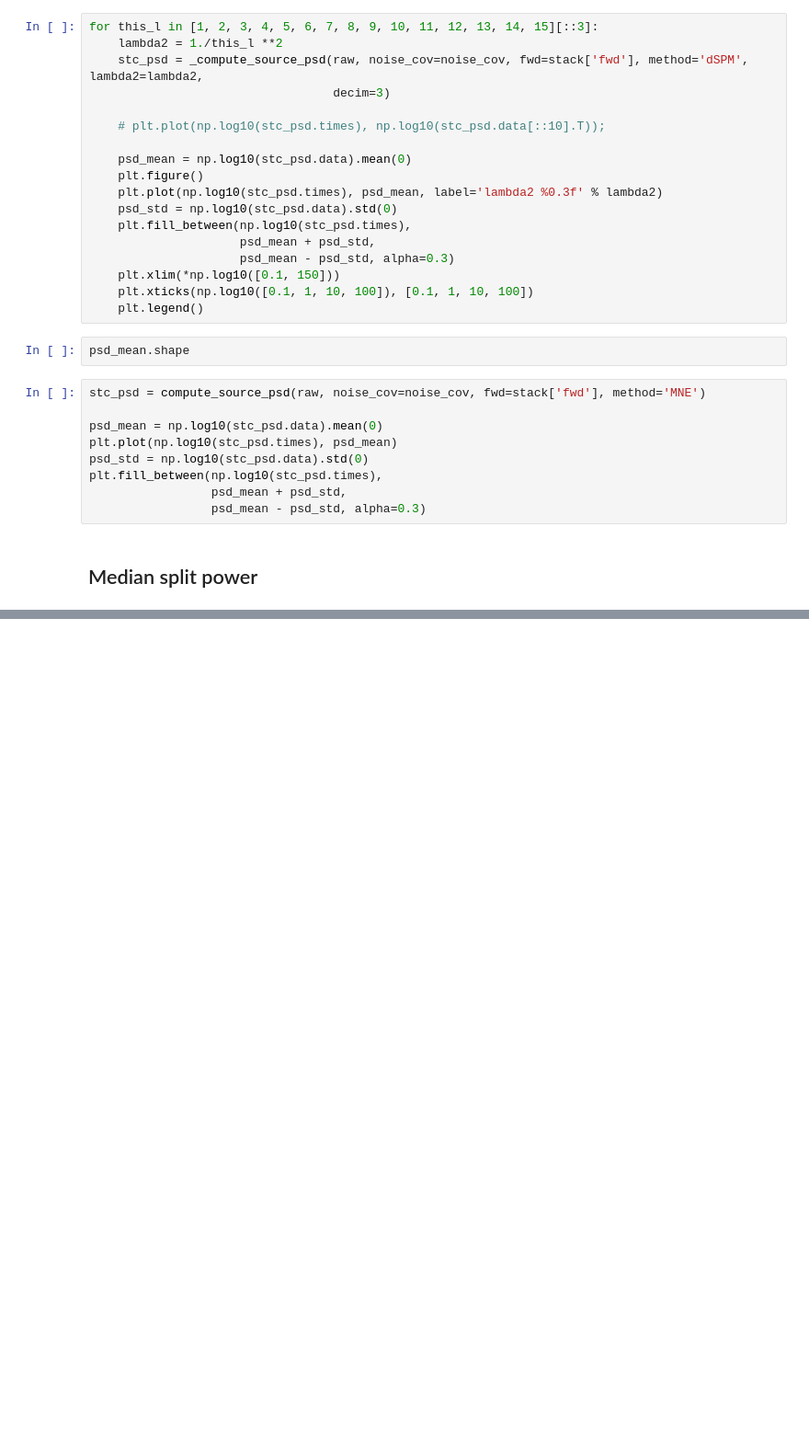
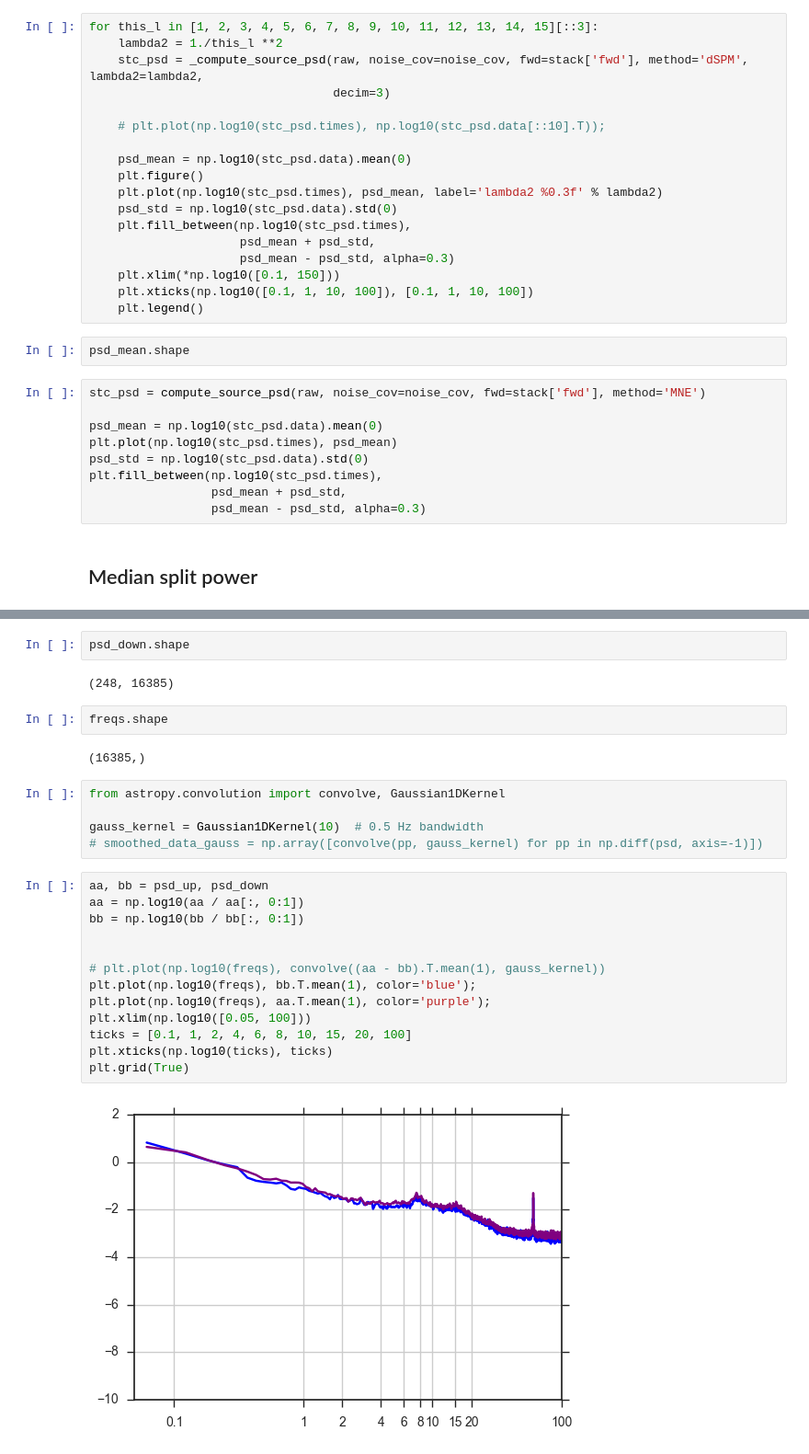
Before and after one commit to neurospin/meg_study_dynamic_scales, a Jupyter notebook: scripts/paper_check_powerlaw_fit.ipynb, the cells around one changed output, grey strips where cells are left out. Shown at 92% size. Cells and saved outputs as stored; diff of their text form; blank space fills up the shorter version.

```diff
--- a/scripts/paper_check_powerlaw_fit.ipynb
+++ b/scripts/paper_check_powerlaw_fit.ipynb
@@ -1212,0 +1339,28 @@ Effective window size : 16.106 (s)
+# %%
+psd_down.shape
+# %% [output]
+(248, 16385)
+# %%
+freqs.shape
+# %% [output]
+(16385,)
+# %%
+from astropy.convolution import convolve, Gaussian1DKernel
+
+gauss_kernel = Gaussian1DKernel(10)  # 0.5 Hz bandwidth
+# smoothed_data_gauss = np.array([convolve(pp, gauss_kernel) for pp in np.diff(psd, axis=-1)])
+# %%
+aa, bb = psd_up, psd_down
+aa = np.log10(aa / aa[:, 0:1])
+bb = np.log10(bb / bb[:, 0:1])
+
+
+# plt.plot(np.log10(freqs), convolve((aa - bb).T.mean(1), gauss_kernel))
+plt.plot(np.log10(freqs), bb.T.mean(1), color='blue');
+plt.plot(np.log10(freqs), aa.T.mean(1), color='purple');
+plt.xlim(np.log10([0.05, 100]))
+ticks = [0.1, 1, 2, 4, 6, 8, 10, 15, 20, 100]
+plt.xticks(np.log10(ticks), ticks)
+plt.grid(True)
+# %% [output]
+[figure, added]
```
Also changed, not shown: parts of 12 cells of this notebook.
